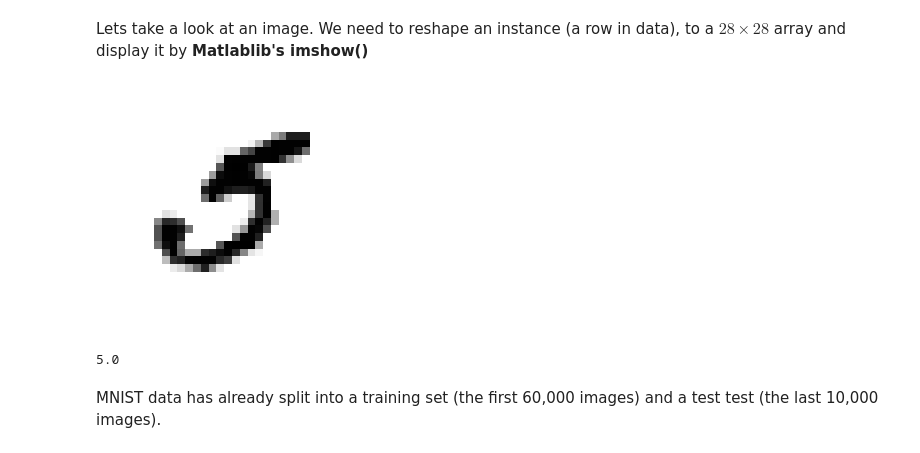
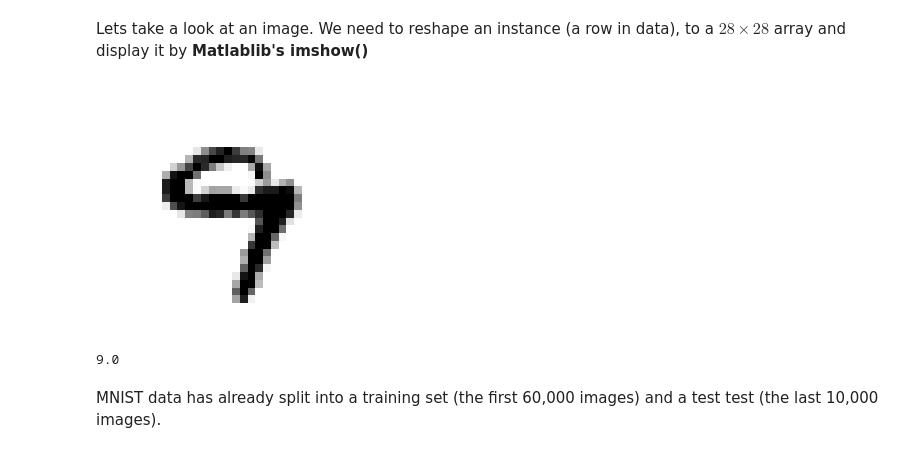
Before and after one commit to beginner1010/MachineLearning, a Jupyter notebook: Classification.ipynb, the cells around one changed output. Drawn from its saved outputs; the diff is of its cells as text; code cells hidden in the pictures.

```diff
--- a/Classification.ipynb
+++ b/Classification.ipynb
@@ -30,21 +32,21 @@ Lets take a look at an image. We need to reshape an instance (a row in data), to
 # %%
 %matplotlib inline
 import matplotlib
 import matplotlib.pyplot as plt
 
-some_digit = X [36 * 1000]
+some_digit = X [54321]
 some_digit_image = some_digit.reshape (28, 28)
 
 plt.imshow (some_digit_image, cmap = matplotlib.cm.binary, interpolation = 'nearest')
 
 plt.axis ('off')
 plt.show()
 # %% [output]
-[figure, old version]
+[figure, new version]
-# %%
-y [36 * 1000]
-# %% [output]
-5.0
+# %%
+y [54321]
+# %% [output]
+9.0
 # %% [markdown]
 MNIST data has already split into a training set (the first 60,000 images) and a test test (the last 10,000 images).
 # %%
```
Also changed, not shown: parts of 17 cells of this notebook.
